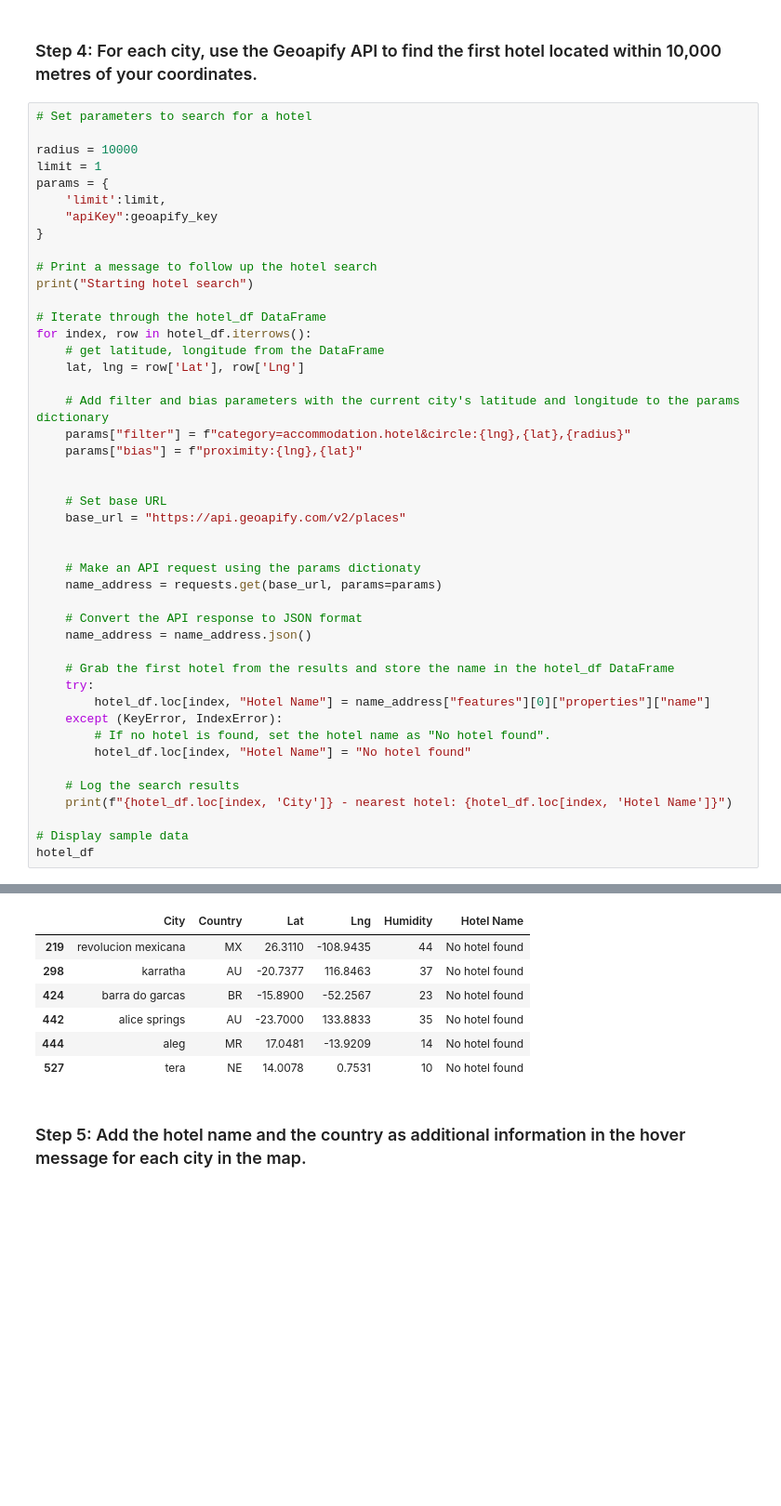
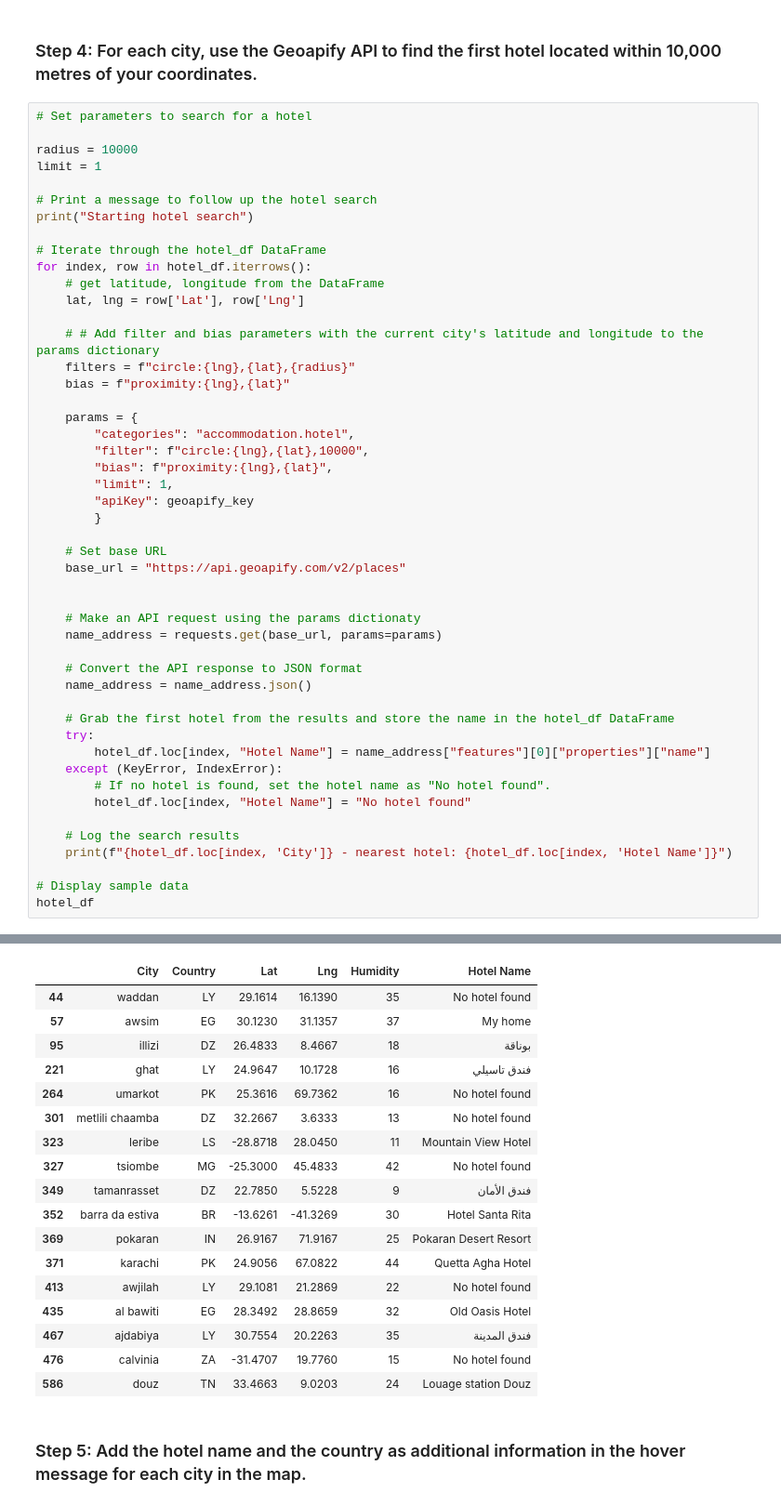
Before and after one commit to alison-love/06-API-challenge, a Jupyter notebook: PyWeather/VacationPy_working.ipynb, the cells around one changed output, grey strips where cells are left out. Shown at 93% size. Drawn from its saved outputs; the diff is of its cells as text; blank space fills up the shorter version.

```diff
--- a/PyWeather/VacationPy_working.ipynb
+++ b/PyWeather/VacationPy_working.ipynb
@@ -111,10 +108,6 @@ hotel_df.head()
 
 radius = 10000
 limit = 1
-params = {
-    'limit':limit,
-    "apiKey":geoapify_key
-}
 
 # Print a message to follow up the hotel search
 print("Starting hotel search")
@@ -124,10 +117,17 @@ for index, row in hotel_df.iterrows():
     # get latitude, longitude from the DataFrame
     lat, lng = row['Lat'], row['Lng']
 
-    # Add filter and bias parameters with the current city's latitude and longitude to the params dictionary
-    params["filter"] = f"category=accommodation.hotel&circle:{lng},{lat},{radius}"
-    params["bias"] = f"proximity:{lng},{lat}"
+    # # Add filter and bias parameters with the current city's latitude and longitude to the params dictionary
+    filters = f"circle:{lng},{lat},{radius}"
+    bias = f"proximity:{lng},{lat}"
 
+    params = {
+        "categories": "accommodation.hotel",
+        "filter": f"circle:{lng},{lat},10000",
+        "bias": f"proximity:{lng},{lat}",
+        "limit": 1,
+        "apiKey": geoapify_key
+        }
 
     # Set base URL
     base_url = "https://api.geoapify.com/v2/places"
@@ -162,10 +173,21 @@ tera - nearest hotel: No hotel found
 |  | City | Country | Lat | Lng | Humidity | Hotel Name |
-| 219 | revolucion mexicana | MX | 26.3110 | -108.9435 | 44 | No hotel found |
-| 298 | karratha | AU | -20.7377 | 116.8463 | 37 | No hotel found |
-| 424 | barra do garcas | BR | -15.8900 | -52.2567 | 23 | No hotel found |
-| 442 | alice springs | AU | -23.7000 | 133.8833 | 35 | No hotel found |
-| 444 | aleg | MR | 17.0481 | -13.9209 | 14 | No hotel found |
-| 527 | tera | NE | 14.0078 | 0.7531 | 10 | No hotel found |
+| 44 | waddan | LY | 29.1614 | 16.1390 | 35 | No hotel found |
+| 57 | awsim | EG | 30.1230 | 31.1357 | 37 | My home |
+| 95 | illizi | DZ | 26.4833 | 8.4667 | 18 | بوناقة |
+| 221 | ghat | LY | 24.9647 | 10.1728 | 16 | فندق تاسيلي |
+| 264 | umarkot | PK | 25.3616 | 69.7362 | 16 | No hotel found |
+| 301 | metlili chaamba | DZ | 32.2667 | 3.6333 | 13 | No hotel found |
+| 323 | leribe | LS | -28.8718 | 28.0450 | 11 | Mountain View Hotel |
+| 327 | tsiombe | MG | -25.3000 | 45.4833 | 42 | No hotel found |
+| 349 | tamanrasset | DZ | 22.7850 | 5.5228 | 9 | فندق الأمان |
+| 352 | barra da estiva | BR | -13.6261 | -41.3269 | 30 | Hotel Santa Rita |
+| 369 | pokaran | IN | 26.9167 | 71.9167 | 25 | Pokaran Desert Resort |
+| 371 | karachi | PK | 24.9056 | 67.0822 | 44 | Quetta Agha Hotel |
+| 413 | awjilah | LY | 29.1081 | 21.2869 | 22 | No hotel found |
+| 435 | al bawiti | EG | 28.3492 | 28.8659 | 32 | Old Oasis Hotel |
+| 467 | ajdabiya | LY | 30.7554 | 20.2263 | 35 | فندق المدينة |
+| 476 | calvinia | ZA | -31.4707 | 19.7760 | 15 | No hotel found |
+| 586 | douz | TN | 33.4663 | 9.0203 | 24 | Louage station Douz |
 # %% [markdown]
 ### Step 5: Add the hotel name and the country as additional information in the hover message for each city in the map.
 # %%
```
Also changed, not shown: parts of 5 cells of this notebook, 5 other files.
